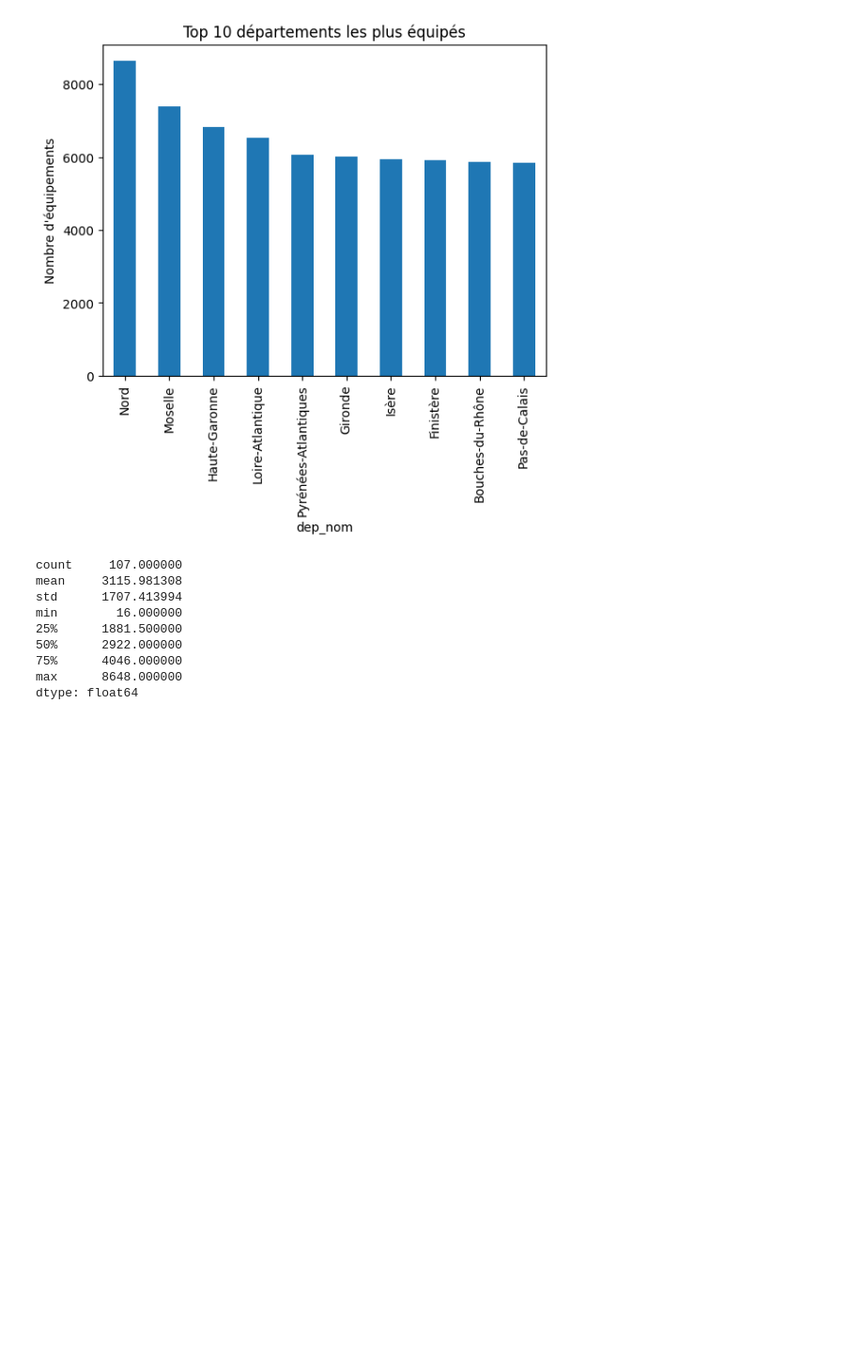
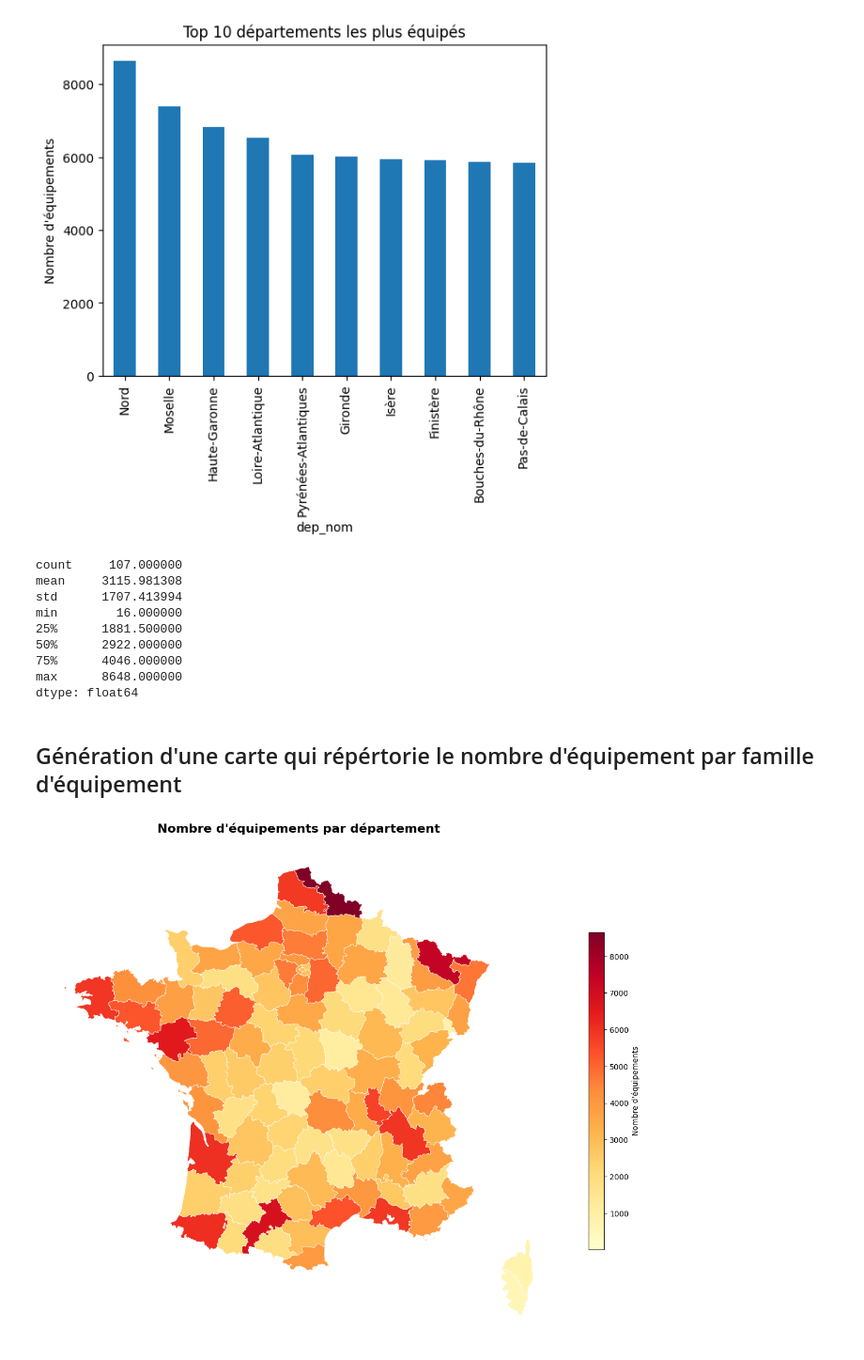
Before and after one commit to LR-Matteo/Projet-Final-Python-DataScience, a Jupyter notebook: matteo.ipynb, the cells around one changed output. Shown at 94% size. Cells and saved outputs as stored; diff of their text form; code cells hidden in the pictures; blank space fills up the shorter version.

Commit message:
carte

```diff
--- a/matteo.ipynb
+++ b/matteo.ipynb
@@ -402,3 +402,66 @@ min        16.000000
 75%      4046.000000
 max      8648.000000
 dtype: float64
+# %% [markdown]
+## Génération d'une carte qui répértorie le nombre d'équipement par famille d'équipement
+# %%
+import geopandas as gpd
+import matplotlib.pyplot as plt
+import pandas as pd
+import requests
+import io
+
+def plot_carte_nb_equipement_par_famille(famille=None):
+    new_data = data.copy()
+    if famille is not None:
+        new_data = data[data['equip_type_famille'] == famille]
+    equip_dep = (
+    new_data
+    .groupby('dep_nom')
+    .size()
+    .sort_values(ascending=False)
+    )
+
+    # ── 1. Conversion de la Series en DataFrame ───────────────────────────────────
+    df = equip_dep.reset_index()
+    df.columns = ["departement", "valeur"]
+
+    # ── 2. Téléchargement du GeoJSON ──────────────────────────────────────────────
+    url = "https://raw.githubusercontent.com/gregoiredavid/france-geojson/master/departements-version-simplifiee.geojson"
+    response = requests.get(url)
+    gdf = gpd.read_file(io.BytesIO(response.content))
+
+    # ── 3. Fusion ─────────────────────────────────────────────────────────────────
+    gdf = gdf.merge(df, left_on="nom", right_on="departement", how="left")
+
+    # ── 4. Carte ──────────────────────────────────────────────────────────────────
+    fig, ax = plt.subplots(1, 1, figsize=(12, 10))
+
+    gdf.plot(
+        column="valeur",
+        ax=ax,
+        cmap="YlOrRd",
+        legend=True,
+        legend_kwds={
+            "label": "Nombre d'équipements",
+            "orientation": "vertical",
+            "shrink": 0.6,
+        },
+        missing_kwds={
+            "color": "#e0e0e0",
+            "label": "Données manquantes"
+        },
+        edgecolor="white",
+        linewidth=0.5,
+        vmin=df["valeur"].min(),
+        vmax=df["valeur"].max()
+    )
+
+    ax.set_title("Nombre d'équipements par département", fontsize=16, fontweight="bold", pad=15)
+    ax.axis("off")
+    plt.tight_layout()
+    plt.show()
+
+plot_carte_nb_equipement_par_famille()
+# %% [output]
+[figure, added]
```
Also changed, not shown: parts of 4 cells of this notebook.
